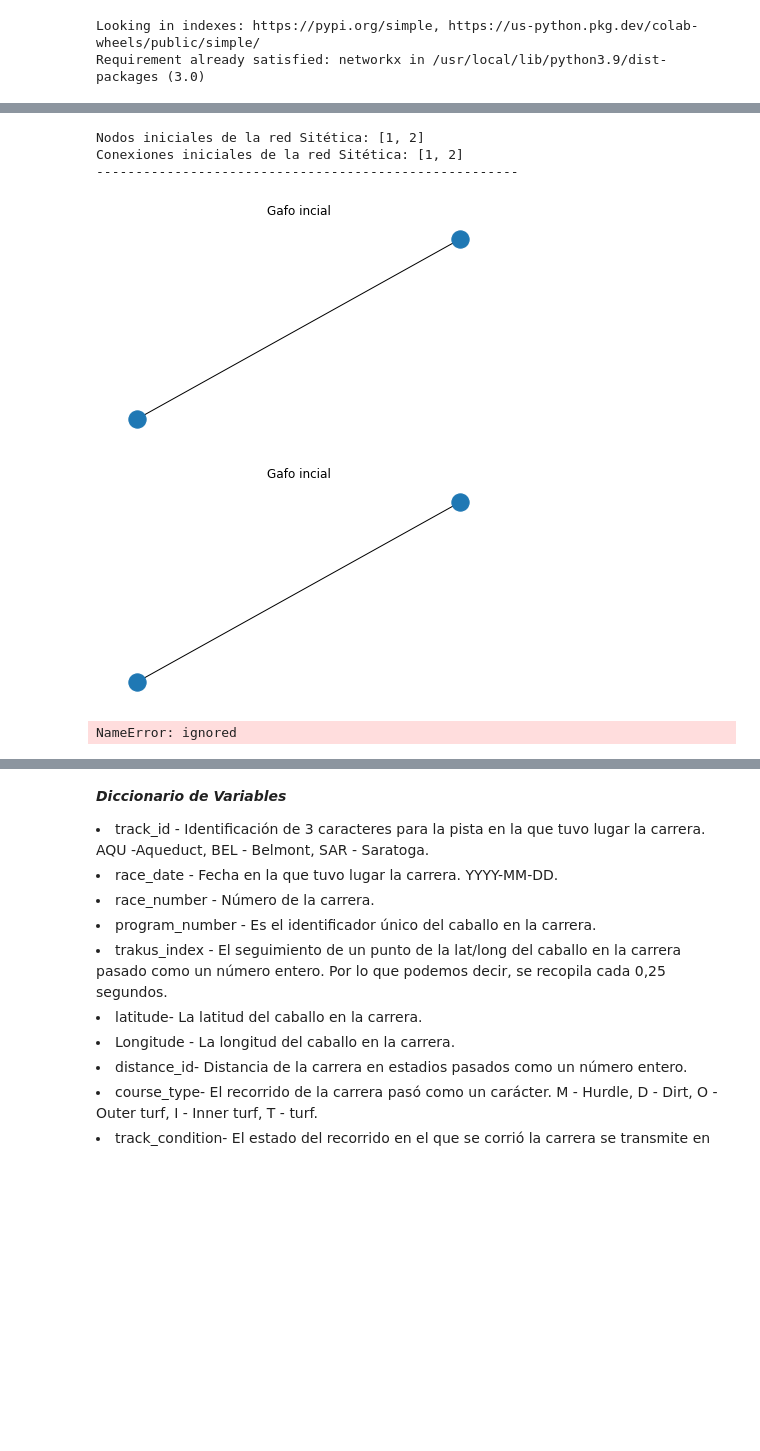
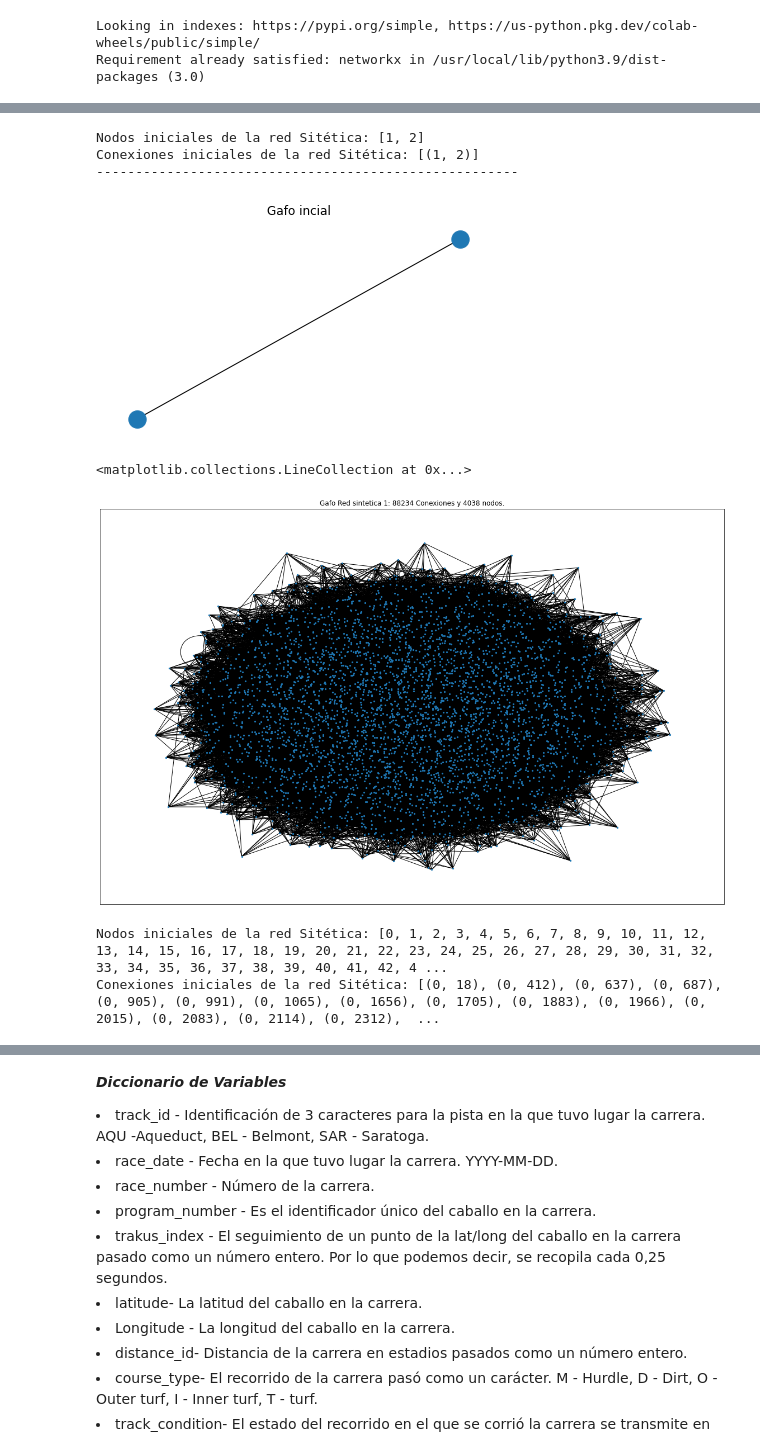
Before and after one commit to jsebastianquiroga/Topicos_analitica, a Jupyter notebook: Notebook/Social_Network_1.ipynb, the cells around one changed output, grey strips where cells are left out. Cells and saved outputs as stored; diff of their text form; code cells hidden in the pictures; blank space fills up the shorter version.

```diff
--- a/Notebook/Social_Network_1.ipynb
+++ b/Notebook/Social_Network_1.ipynb
@@ -65,7 +73,7 @@ G1.add_node(2)
 G1.add_edge(1,2)
 
 print('Nodos iniciales de la red Sitética:', G1.nodes)
-print('Conexiones iniciales de la red Sitética:', G1.nodes)
+print('Conexiones iniciales de la red Sitética:', G1.edges)
 print('------------------------------------------------------')
 #Generacion del grafo RANDOM
 
@@ -75,6 +83,6 @@ plt.title('Gafo incial')
 nx.draw_circular(G1)
 # %% [output]
 Nodos iniciales de la red Sitética: [1, 2]
-Conexiones iniciales de la red Sitética: [1, 2]
+Conexiones iniciales de la red Sitética: [(1, 2)]
 ------------------------------------------------------
 [figure]
@@ -107,29 +116,19 @@ I hope this helps! Let me know if you have any questions.
-# %%
-def generate_random_graph(Edges, SizeN):
-    G1 = nx.Graph()
-    for i in range(2, Edges, 1):
-        to = randint(0, i-1)
-        if i < SizeN:
-            G1.add_node(i)
-            G1.add_edge(i, to)
-        else:
-            node1 = randint(0, SizeN)
-            node2 = randint(0, SizeN)
-            G1.add_edge(node1, node2)
-    return G1
-
-print('Nodos iniciales de la red Sitética:', G1.nodes)
-print('Conexiones iniciales de la red Sitética:', G1.nodes)
-print('------------------------------------------------------')
-#Generacion del grafo RANDOM
-
-plt.figure(figsize=(7,4))
-plt.title('Gafo incial')
-nx.draw_circular(G1)
-# %% [output]
-[figure, removed]
-# %%
-#Generacion del grafo RANDOM
-info(G1)
-# %% [output]
-NameError: ignored
+# %%
+# Se crea un red GS1 con 88234 Conexiones y 4038 nodos.
+GS1 = generate_random_graph(88234, 4038, 2)
+plt.figure(figsize=(20,13))
+plt.title('Gafo Red sintetica 1: 88234 Conexiones y 4038 nodos.')
+
+pos = nx.spring_layout(G)
+nx.draw_networkx_nodes(G,pos,node_size=5)
+nx.draw_networkx_edges(G,pos, alpha=1)
+# %% [output]
+<matplotlib.collections.LineCollection at 0x...>
+[figure, added]
+# %%
+print('Nodos iniciales de la red Sitética:', G.nodes)
+print('Conexiones iniciales de la red Sitética:', G.edges)
+print('------------------------------------------------------')
+# %% [output]
+Nodos iniciales de la red Sitética: [0, 1, 2, 3, 4, 5, 6, 7, 8, 9, 10, 11, 12, 13, 14, 15, 16, 17, 18, 19, 20, 21, 22, 23, 24, 25, 26, 27, 28, 29, 30, 31, 32, 33, 34, 35, 36, 37, 38, 39, 40, 41, 42, 4 ...
+Conexiones iniciales de la red Sitética: [(0, 18), (0, 412), (0, 637), (0, 687), (0, 905), (0, 991), (0, 1065), (0, 1656), (0, 1705), (0, 1883), (0, 1966), (0, 2015), (0, 2083), (0, 2114), (0, 2312),  ...
```
Also changed, not shown: parts of 18 cells of this notebook.
